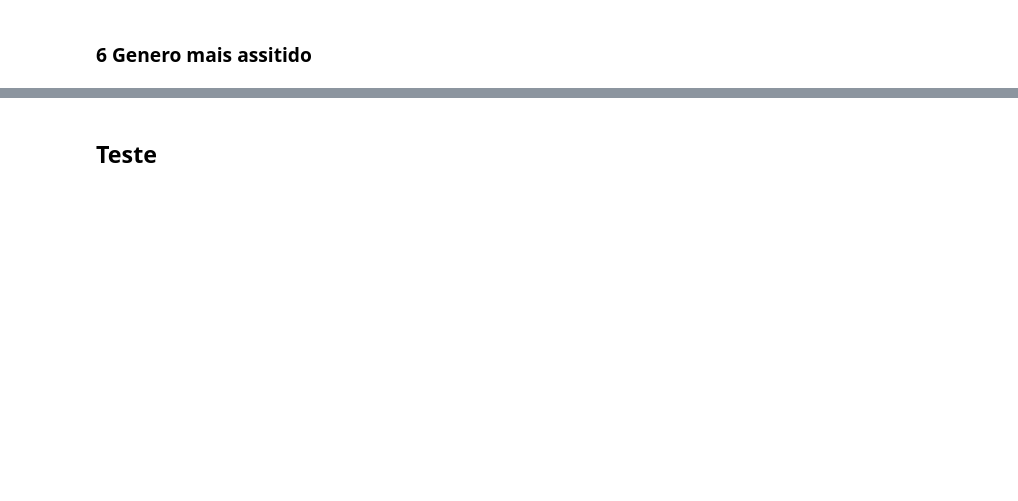
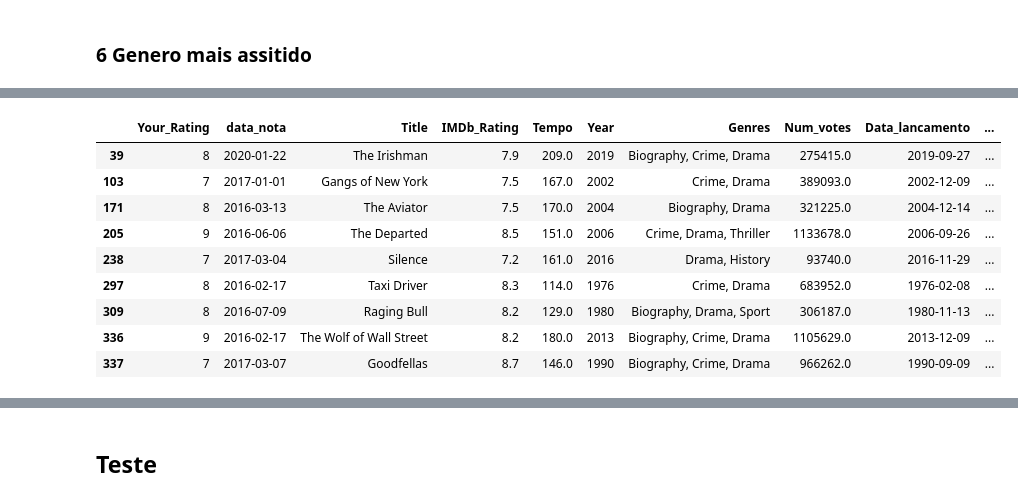
Before and after one commit to mateusmata/Jupyter_Notebook_Estudo, a Jupyter notebook: Arquivos ipynb/IMDB_ratings_Pessoal.ipynb, the cells around one changed output, grey strips where cells are left out. Cells and saved outputs as stored; diff of their text form; code cells hidden in the pictures; blank space fills up the shorter version.

```diff
--- a/Arquivos ipynb/IMDB_ratings_Pessoal.ipynb
+++ b/Arquivos ipynb/IMDB_ratings_Pessoal.ipynb
@@ -269,0 +366,13 @@ imdb.loc[(imdb.Data_lancamento.dt.month == 2) & ((imdb.Data_lancamento.dt.year %
+# %%
+imdb.loc[imdb.Directors=='Martin Scorsese']
+# %% [output]
+|  | Your_Rating | data_nota | Title | IMDb_Rating | Tempo | Year | Genres | Num_votes | Data_lancamento | ... |
+| 39 | 8 | 2020-01-22 | The Irishman | 7.9 | 209.0 | 2019 | Biography, Crime, Drama | 275415.0 | 2019-09-27 | ... |
+| 103 | 7 | 2017-01-01 | Gangs of New York | 7.5 | 167.0 | 2002 | Crime, Drama | 389093.0 | 2002-12-09 | ... |
+| 171 | 8 | 2016-03-13 | The Aviator | 7.5 | 170.0 | 2004 | Biography, Drama | 321225.0 | 2004-12-14 | ... |
+| 205 | 9 | 2016-06-06 | The Departed | 8.5 | 151.0 | 2006 | Crime, Drama, Thriller | 1133678.0 | 2006-09-26 | ... |
+| 238 | 7 | 2017-03-04 | Silence | 7.2 | 161.0 | 2016 | Drama, History | 93740.0 | 2016-11-29 | ... |
+| 297 | 8 | 2016-02-17 | Taxi Driver | 8.3 | 114.0 | 1976 | Crime, Drama | 683952.0 | 1976-02-08 | ... |
+| 309 | 8 | 2016-07-09 | Raging Bull | 8.2 | 129.0 | 1980 | Biography, Drama, Sport | 306187.0 | 1980-11-13 | ... |
+| 336 | 9 | 2016-02-17 | The Wolf of Wall Street | 8.2 | 180.0 | 2013 | Biography, Crime, Drama | 1105629.0 | 2013-12-09 | ... |
+| 337 | 7 | 2017-03-07 | Goodfellas | 8.7 | 146.0 | 1990 | Biography, Crime, Drama | 966262.0 | 1990-09-09 | ... |
```
Also changed, not shown: parts of 16 cells of this notebook.
